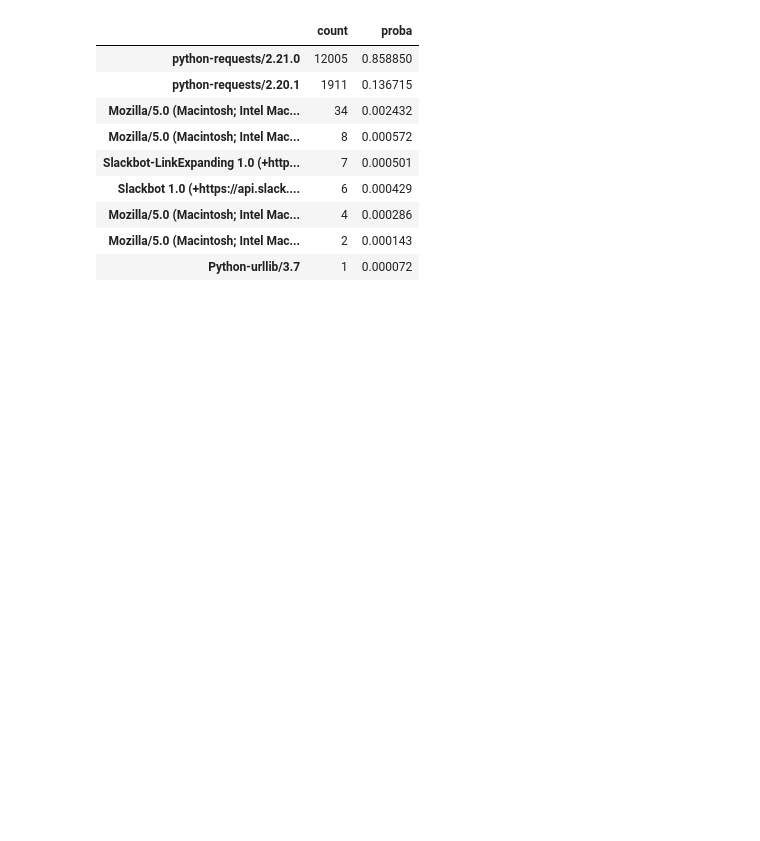
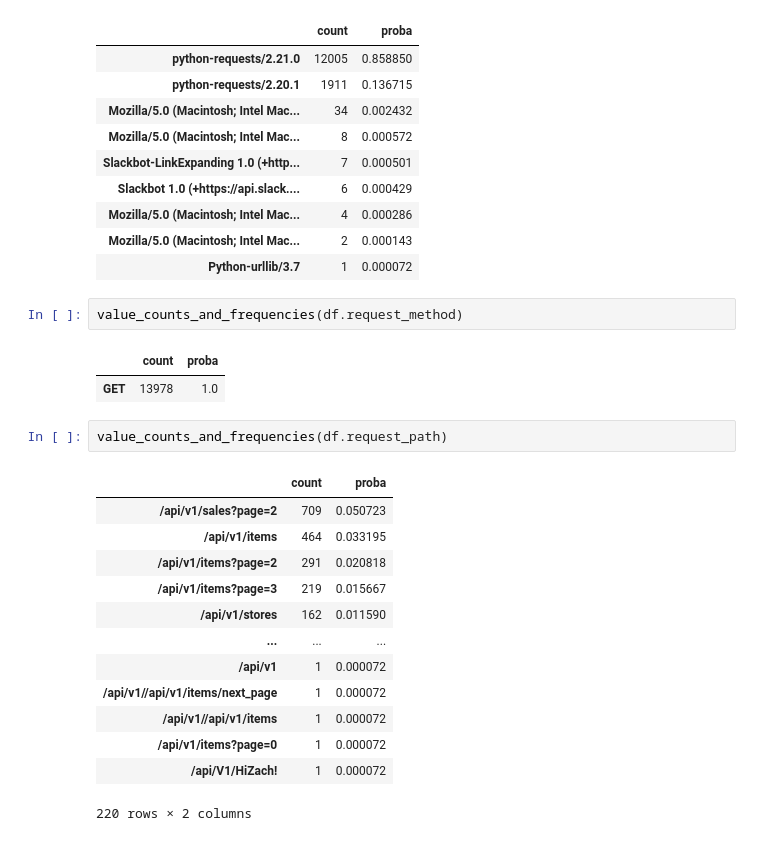
Before and after one commit to wherrickjr/anomaly-detection-exercises, a Jupyter notebook: discrete_anomaly_detection.ipynb, the cells around one changed output. Saved outputs shown, nothing was run; the diff lists cells and outputs as text; blank space fills up the shorter version.

```diff
--- a/discrete_anomaly_detection.ipynb
+++ b/discrete_anomaly_detection.ipynb
@@ -164,3 +164,24 @@ value_counts_and_frequencies(df.user_agent)
 | Mozilla/5.0 (Macintosh; Intel Mac... | 4 | 0.000286 |
 | Mozilla/5.0 (Macintosh; Intel Mac... | 2 | 0.000143 |
 | Python-urllib/3.7 | 1 | 0.000072 |
+# %%
+value_counts_and_frequencies(df.request_method)
+# %% [output]
+|  | count | proba |
+| GET | 13978 | 1.0 |
+# %%
+value_counts_and_frequencies(df.request_path)
+# %% [output]
+|  | count | proba |
+| /api/v1/sales?page=2 | 709 | 0.050723 |
+| /api/v1/items | 464 | 0.033195 |
+| /api/v1/items?page=2 | 291 | 0.020818 |
+| /api/v1/items?page=3 | 219 | 0.015667 |
+| /api/v1/stores | 162 | 0.011590 |
+| ... | ... | ... |
+| /api/v1 | 1 | 0.000072 |
+| /api/v1//api/v1/items/next_page | 1 | 0.000072 |
+| /api/v1//api/v1/items | 1 | 0.000072 |
+| /api/v1/items?page=0 | 1 | 0.000072 |
+| /api/V1/HiZach! | 1 | 0.000072 |
+220 rows × 2 columns
```
Also changed, not shown: 1 other file.
